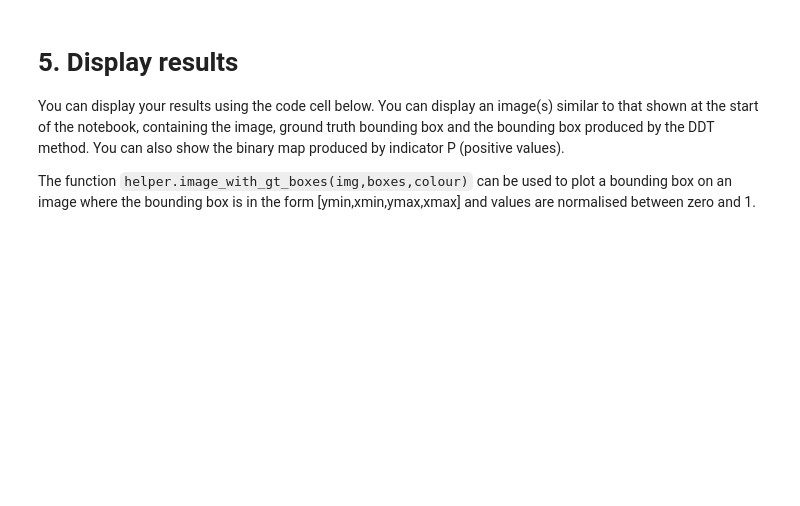
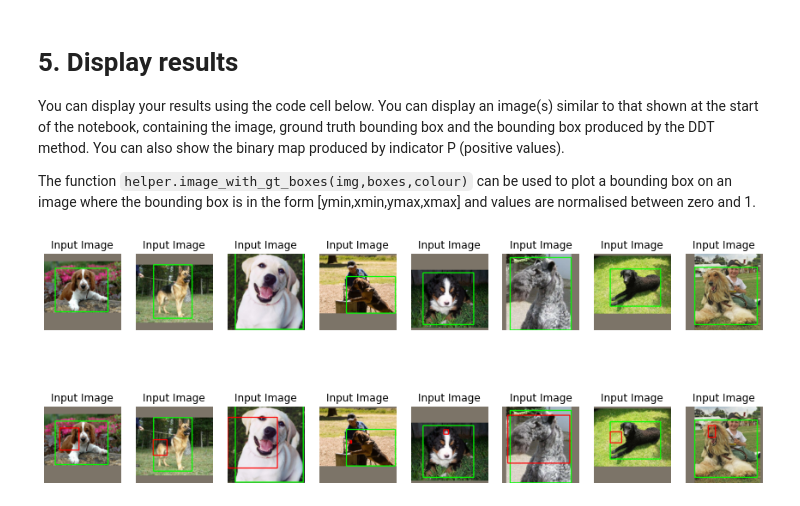
Before and after one commit to tomkeane07/AI-Projects-UL, a Jupyter notebook: semester3/MachineVision/3_Object_co-localisation/Etivity_assignment3.ipynb, the cells around one changed output. Saved outputs shown, nothing was run; the diff lists cells and outputs as text; code cells hidden in the pictures; blank space fills up the shorter version.

```diff
--- a/semester3/MachineVision/3_Object_co-localisation/Etivity_assignment3.ipynb
+++ b/semester3/MachineVision/3_Object_co-localisation/Etivity_assignment3.ipynb
@@ -211,11 +270,3 @@ reshaping to 19600 (100x14x14) samples of 512
 # %%
 pca_dogs_model = PCA(n_components=1)
 pca_dogs = pca_dogs_model.fit_transform(op_features_reshaped)
-# %%
-def test_pca(pca, op_features_test):
-  for i in range(len(img_batch_test)):
-    op_features_test_reshaped = reshape_features(op_features_test[i], verbose=False)
-    pca.transform(image_test_reshaped)
-
-
-test_pca(pca_dogs_model, op_features_test)
@@ -226,16 +361,31 @@ You can display your results using the code cell below. You can display an image
 
 The function `helper.image_with_gt_boxes(img,boxes,colour)` can be used to plot a bounding box on an image where the bounding box is in the form [ymin,xmin,ymax,xmax] and values are normalised between zero and 1.
 # %%
-fig = plt.figure(figsize=(15, 5))
+def draw_bounds(ax, curr_img):
+  # Plot image and show related indicator
+  ax.axis('off')
+  ax.set_title('Input Image')
+  ax.imshow(curr_img)
+
+
+# fig = plt.figure(figsize=(15, 12))
 n=8
+fig, axs = plt.subplots(2,n, figsize=(15, 6))
 
 # Iterate through some images
 for k in range(n):
-   curr_img = np.asarray(helper.unprocess_image(img_batch_test[k, :, :,:]))
-   # draw a green rectangle to visualize the bounding rect
-   curr_img=helper.image_with_gt_boxes(curr_img,batch_boxes_test[k],(0,255,0))
+  curr_img = np.asarray(helper.unprocess_image(img_batch_test[k, :, :,:]))
+  # draw a green rectangle to visualize the bounding rect
+  curr_img=helper.image_with_gt_boxes(curr_img,batch_boxes_test[k],(0,255,0))
 
-   # Plot image and show related indicator
-   ax = fig.add_subplot(1, n, k + 1, xticks=[], yticks=[])
-   ax.imshow(curr_img)
-   ax.set_title('Input Image')
+
+  ax = axs[0][k]
+  draw_bounds(ax, curr_img)
+
+
+  # draw a red rectangle to visualize the bounding rect
+  curr_img=helper.image_with_gt_boxes(curr_img,bounding_boxes_DDT[k],(255,0,0))
+  ax = axs[1][k]
+  draw_bounds(ax, curr_img)
+# %% [output]
+[figure, added]
```
Also changed, not shown: parts of 7 cells of this notebook.
